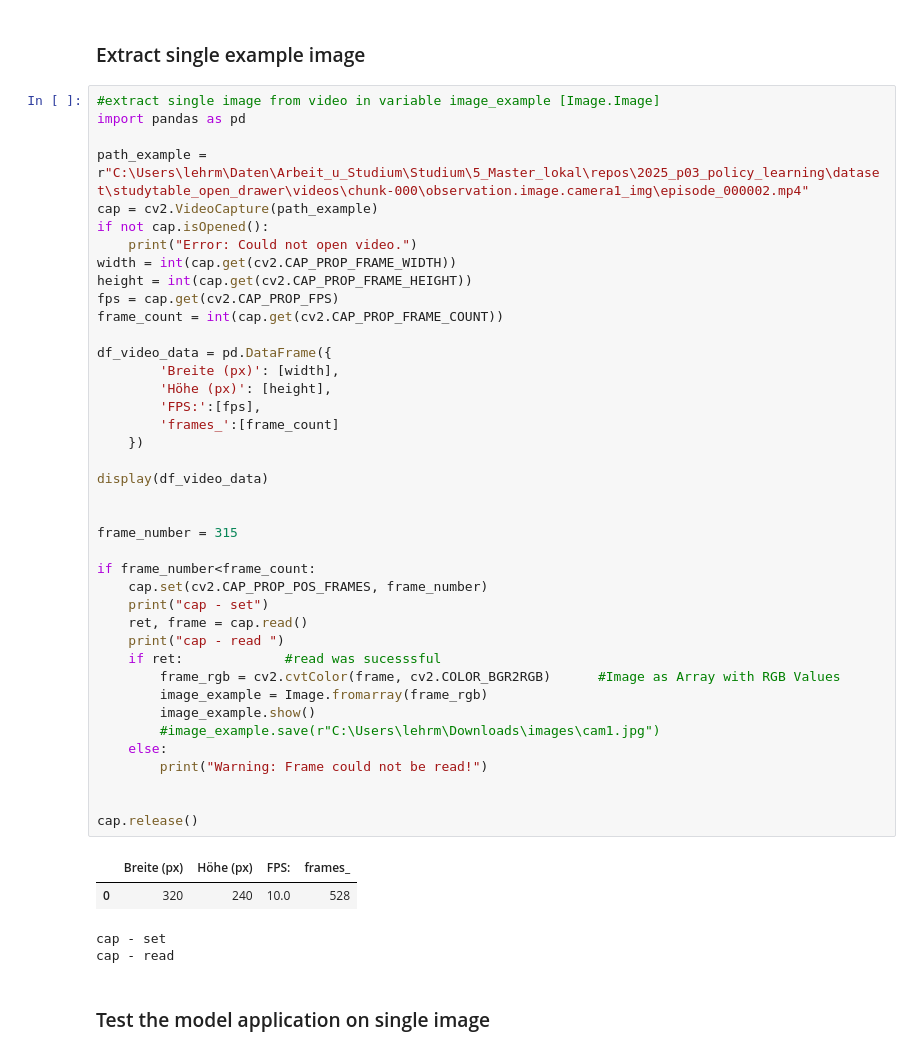
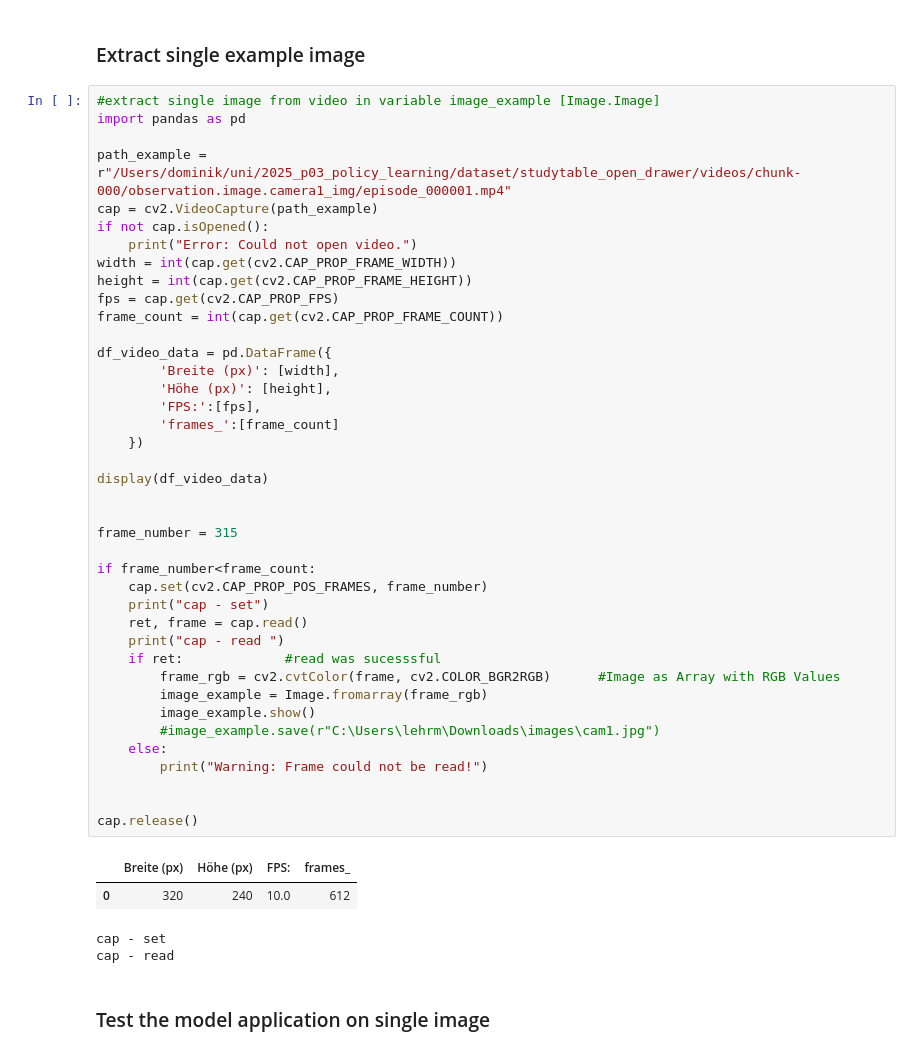
Before and after one commit to domhel/2025_p03_policy_learning, a Jupyter notebook: src/video_converter_dev.ipynb, the cells around one changed output. Drawn from its saved outputs; the diff is of its cells as text.

```diff
--- a/src/video_converter_dev.ipynb
+++ b/src/video_converter_dev.ipynb
@@ -187,7 +203,7 @@ job_agent(src_directory,prediction_models_list,target_directory,test_mode=True)
 #extract single image from video in variable image_example [Image.Image]
 import pandas as pd
 
-path_example = r"C:\Users\lehrm\Daten\Arbeit_u_Studium\Studium\5_Master_lokal\repos\2025_p03_policy_learning\dataset\studytable_open_drawer\videos\chunk-000\observation.image.camera1_img\episode_000002.mp4"
+path_example = r"/Users/dominik/uni/2025_p03_policy_learning/dataset/studytable_open_drawer/videos/chunk-000/observation.image.camera1_img/episode_000001.mp4"
 cap = cv2.VideoCapture(path_example)
 if not cap.isOpened():
     print("Error: Could not open video.")
@@ -198,34 +214,34 @@ frame_count = int(cap.get(cv2.CAP_PROP_FRAME_COUNT))
 
 df_video_data = pd.DataFrame({
         'Breite (px)': [width],
         'Höhe (px)': [height],
         'FPS:':[fps],
         'frames_':[frame_count]
     })
 
 display(df_video_data)
 
 
 frame_number = 315
 
 if frame_number<frame_count:
     cap.set(cv2.CAP_PROP_POS_FRAMES, frame_number)
     print("cap - set")
     ret, frame = cap.read()
     print("cap - read ")
     if ret:             #read was sucesssful
         frame_rgb = cv2.cvtColor(frame, cv2.COLOR_BGR2RGB)      #Image as Array with RGB Values
         image_example = Image.fromarray(frame_rgb)
         image_example.show()
         #image_example.save(r"C:\Users\lehrm\Downloads\images\cam1.jpg")
     else:
         print("Warning: Frame could not be read!")
 
 
 cap.release()
 # %% [output]
 |  | Breite (px) | Höhe (px) | FPS: | frames_ |
-| 0 | 320 | 240 | 10.0 | 528 |
+| 0 | 320 | 240 | 10.0 | 612 |
 cap - set
 cap - read
 # %% [markdown]
```
Also changed, not shown: parts of 4 cells of this notebook.
